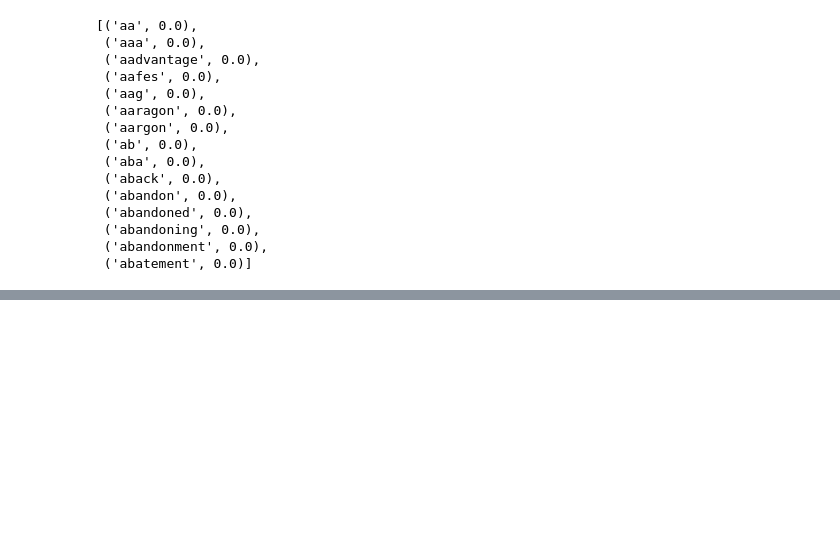
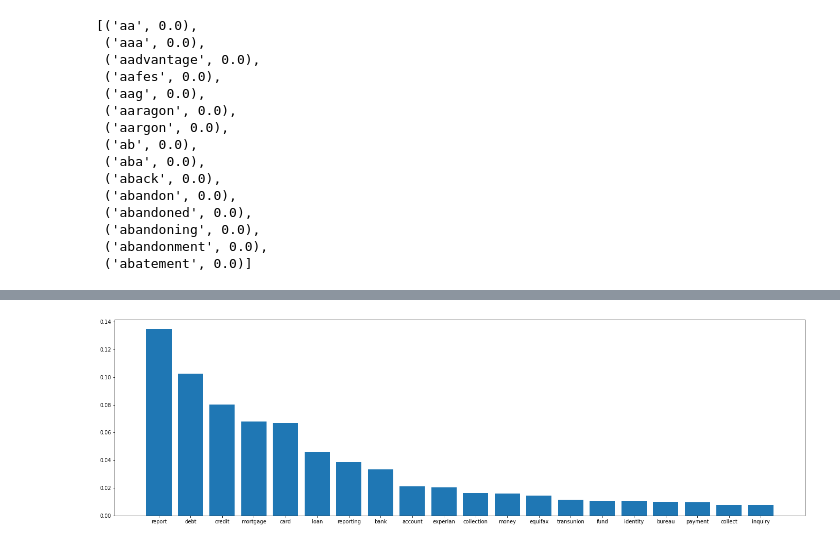
Before and after one commit to halpert3/complaint-content-classification-nlp, a Jupyter notebook: notebooks/8_post-EDA.ipynb, the cells around one changed output, grey strips where cells are left out. Saved outputs shown, nothing was run; the diff lists cells and outputs as text; code cells hidden in the pictures; blank space fills up the shorter version.

```diff
--- a/notebooks/8_post-EDA.ipynb
+++ b/notebooks/8_post-EDA.ipynb
@@ -27,3 +30,8 @@ feature_importances_list[0:15]
  ('abandoning', 0.0),
  ('abandonment', 0.0),
  ('abatement', 0.0)]
+# %%
+df = pd.DataFrame(feature_importances_list, columns=['word', 'ranking'])
+# %%
+df.sort_values(by='ranking', ascending=False, inplace=True)
+df.head()
@@ -29,0 +45,9 @@ feature_importances_list[0:15]
+# %%
+x = df[0:20]['word']
+y = df[0:20]['ranking']
+
+plt.figure(figsize=(24,7))
+plt.bar(x, y)
+plt.show()
+# %% [output]
+[figure, added]
```
Also changed, not shown: parts of 4 cells of this notebook, 5 other files.
